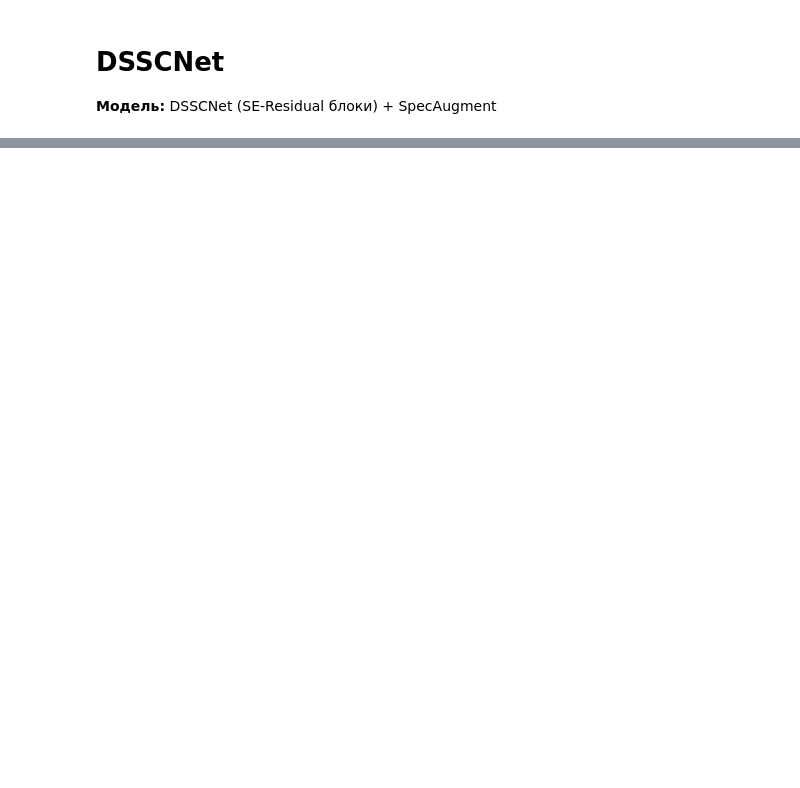
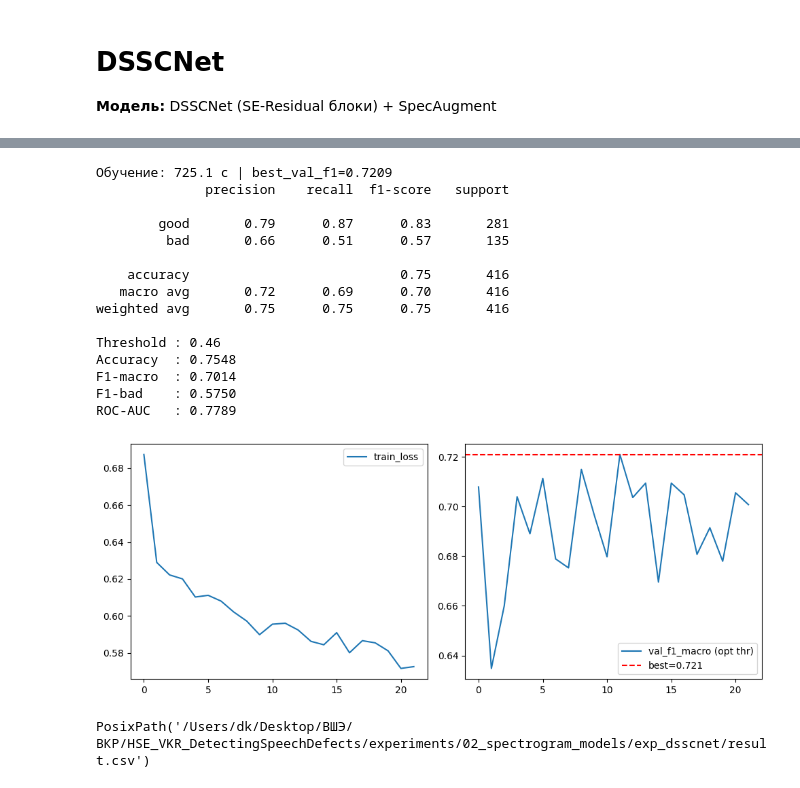
Before and after one commit to dkzmn/HSE_VKR_DetectingSpeechDefects, a Jupyter notebook: experiments/02_spectrogram_models/exp_dsscnet/notebook.ipynb, the cells around one changed output, grey strips where cells are left out. Drawn from its saved outputs; the diff is of its cells as text; code cells hidden in the pictures; blank space fills up the shorter version.

```diff
--- a/experiments/02_spectrogram_models/exp_dsscnet/notebook.ipynb
+++ b/experiments/02_spectrogram_models/exp_dsscnet/notebook.ipynb
@@ -134,16 +136,15 @@ for epoch in range(N_EPOCHS):
     train_losses.append(train_loss)
 
     val_proba, val_true = eval_loader(val_loader)
-    val_f1 = _f1(val_true, (val_proba >= 0.5).astype(int), average="macro")
+    thr = find_optimal_threshold(val_true, val_proba)
+    val_f1 = _f1(val_true, (val_proba >= thr).astype(int), average="macro")
     val_f1s.append(val_f1)
-
-    lr_now = optimizer.param_groups[0]["lr"]
 
     if val_f1 > best_f1:
         best_f1 = val_f1
         train_utils.save_best_checkpoint(model, best_ckpt)
     scheduler.step(val_f1)
-    print(f"Epoch {epoch+1}/{N_EPOCHS}  loss={train_loss:.4f}  val_f1={val_f1:.4f}")
+    print(f"Epoch {epoch+1}/{N_EPOCHS}  loss={train_loss:.4f}  val_f1={val_f1:.4f}  thr={thr:.2f}")
     if early_stopping.step(val_f1):
         print(f"Early stopping на эпохе {epoch+1}")
         break
@@ -156,32 +175,50 @@ print(f"Обучение: {train_time_sec:.1f} с | best_val_f1={best_f1:.4f}")
 
 val_proba, val_true = eval_loader(val_loader)
 optimal_threshold = find_optimal_threshold(val_true, val_proba)
 test_proba, test_true = eval_loader(test_loader)
 test_metrics = evaluate(test_true, test_proba, threshold=optimal_threshold, verbose=True)
 pd.DataFrame({
     "path":    paths_test,
     "y_true":  test_true,
     "y_pred":  (test_proba >= optimal_threshold).astype(int),
     "y_proba": test_proba,
 }).to_csv(exp_dir / "test_predictions.csv", index=False)
 
 fig, axes = plt.subplots(1, 2, figsize=(10, 4))
 axes[0].plot(train_losses, label="train_loss"); axes[0].legend()
-axes[1].plot(val_f1s, label="val_f1_macro")
+axes[1].plot(val_f1s, label="val_f1_macro (opt thr)")
 axes[1].axhline(best_f1, color="r", linestyle="--", label=f"best={best_f1:.3f}"); axes[1].legend()
 plt.tight_layout()
 fig.savefig(exp_dir / "training_curves.png", dpi=120)
 plt.show()
 
 save_result_csv(
     exp_dir=exp_dir, experiment_id="exp_dsscnet",
     experiment_name="DSSCNet (SE+Res) на mel + SpecAugment",
     accuracy=test_metrics["accuracy"], f1_macro=test_metrics["f1_macro"],
     f1_bad=test_metrics["f1_bad"],     roc_auc=test_metrics["roc_auc"],
     precision_bad=test_metrics["precision_bad"], recall_bad=test_metrics["recall_bad"],
     threshold=test_metrics["threshold"],
     embed_dim=64,
     embed_dim_note="SE-ResNet base_c=64, global avg pool  fc=Linear(64+n_letters)",
-    notes=f"SpecAugment + test | thr={optimal_threshold:.2f} | n_mels={N_MELS} frames={N_FRAMES}",
+    notes=f"SpecAugment + test | thr={optimal_threshold:.2f} | n_mels={N_MELS} frames={N_FRAMES} | ckpt by val_f1(opt_thr)",
     num_params=n_params, train_time_sec=train_time_sec,
 )
+# %% [output]
+Обучение: 725.1 с | best_val_f1=0.7209
+              precision    recall  f1-score   support
+
+        good       0.79      0.87      0.83       281
+         bad       0.66      0.51      0.57       135
+
+    accuracy                           0.75       416
+   macro avg       0.72      0.69      0.70       416
+weighted avg       0.75      0.75      0.75       416
+
+Threshold : 0.46
+Accuracy  : 0.7548
+F1-macro  : 0.7014
+F1-bad    : 0.5750
+ROC-AUC   : 0.7789
+[figure, added]
+PosixPath('/Users/dk/Desktop/ВШЭ/ВКР/HSE_VKR_DetectingSpeechDefects/experiments/02_spectrogram_models/exp_dsscnet/result.csv')
```
Also changed, not shown: parts of 5 cells of this notebook, 16 other files.
